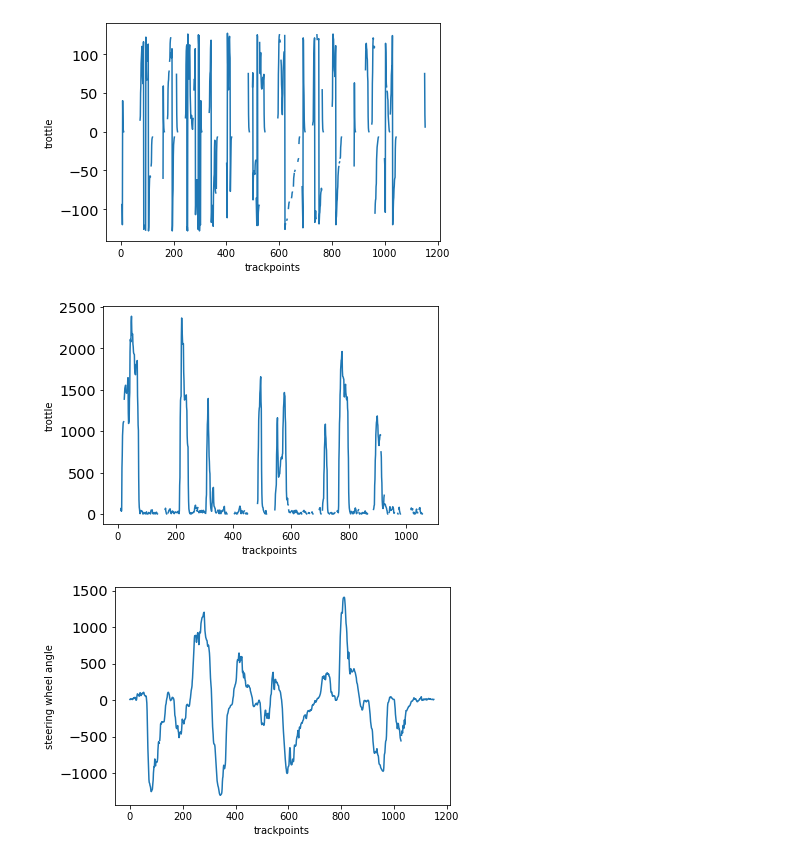
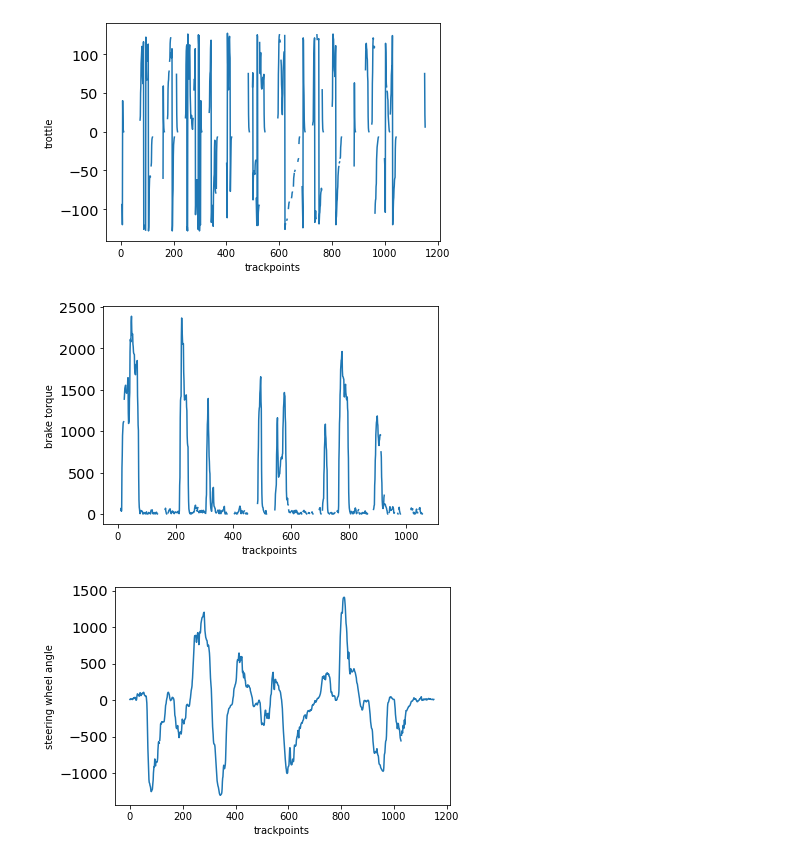
Before and after one commit to Johannes0Horn/Race-Data-Analysis, a Jupyter notebook: Race Data Analysis.ipynb, the cells around one changed output. Drawn from its saved outputs; the diff is of its cells as text; code cells hidden in the pictures.

```diff
--- a/Race Data Analysis.ipynb
+++ b/Race Data Analysis.ipynb
@@ -440,12 +442,12 @@ plt.show()
 # %%
 #overview btd(=brake torque) data
 plt.clf()
 plt.plot(circuit_seperation_df.index, circuit_seperation_df['btd'])
 plt.xlabel('trackpoints')
-plt.ylabel('trottle')
+plt.ylabel('brake torque')
 plt.show()
 # %% [output]
-[figure, old version]
+[figure, new version]
 # %%
 #overview app(=throttle) data
 plt.clf()
```
Also changed, not shown: parts of 35 cells of this notebook.
